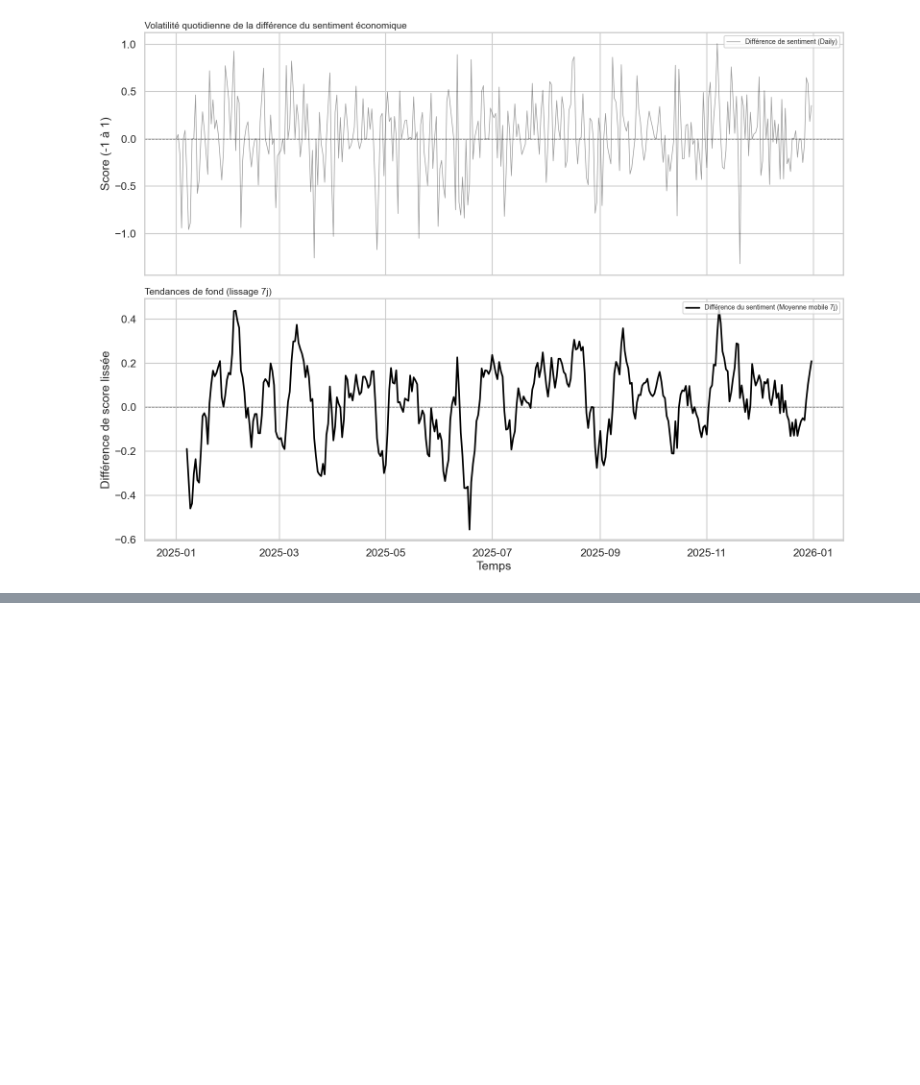
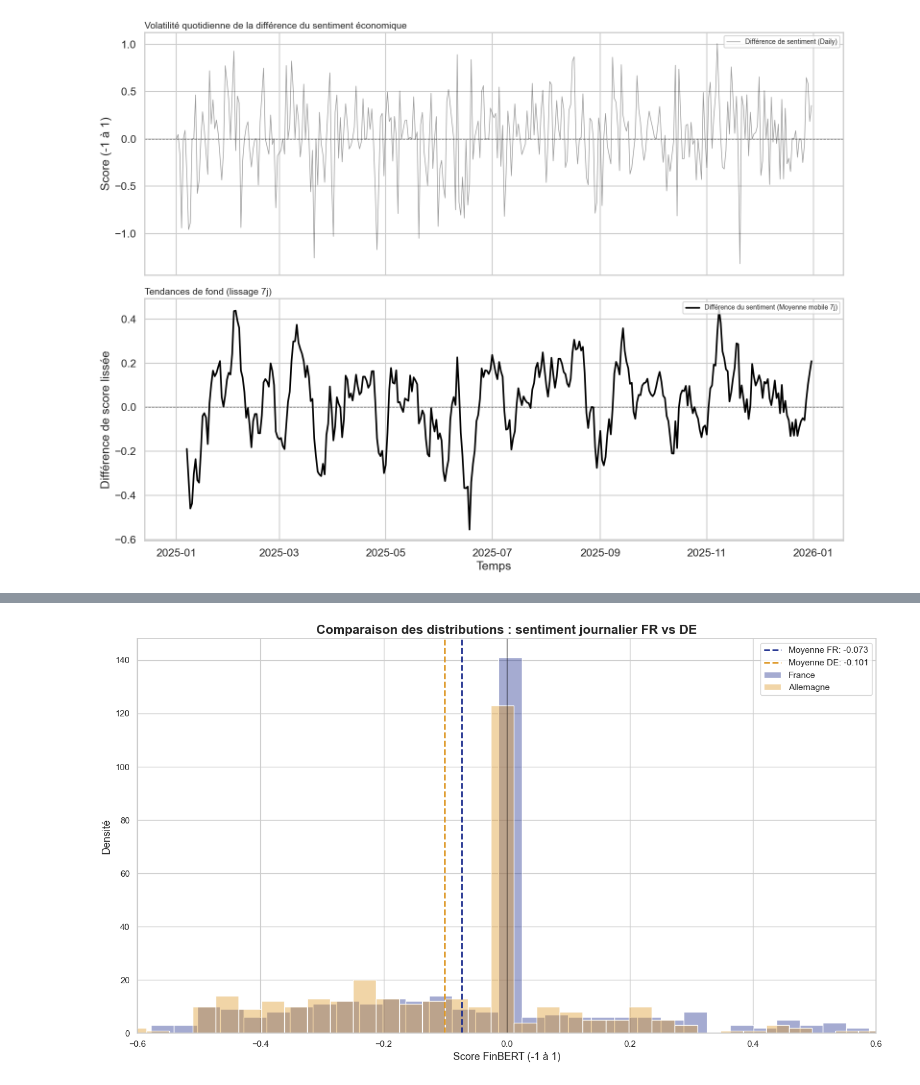
Before and after one commit to elyanrgn/Nowcasting_ENSAE, a Jupyter notebook: sentiment_viz.ipynb, the cells around one changed output, grey strips where cells are left out. Saved outputs shown, nothing was run; the diff lists cells and outputs as text; code cells hidden in the pictures; blank space fills up the shorter version.

```diff
--- a/sentiment_viz.ipynb
+++ b/sentiment_viz.ipynb
@@ -281,0 +410,56 @@ plt.show()
+# %%
+import pandas as pd
+import matplotlib.pyplot as plt
+import seaborn as sns
+import os
+
+# --- 1. CHARGEMENT ---
+DATA_DIR = "data/processed"
+INPUT_FILE = "aggregated_daily_finbert.csv"
+df = pd.read_csv(os.path.join(DATA_DIR, INPUT_FILE), index_col=0, parse_dates=True)
+
+# --- 2. GRAPHIQUE (HISTOGRAMME + KDE) ---
+plt.figure(figsize=(14, 8))
+sns.set_theme(style="whitegrid")
+
+col_fr = "#1e2f8e" # Bleu France
+col_de = "#de9725" # Orange Allemagne
+
+# # Histogramme France
+# sns.histplot(df['sent_fr'], bins=50, color=col_fr, label='France',
+#              kde=True, stat="density", alpha=0.4, edgecolor='white')
+
+# # Histogramme Allemagne
+# sns.histplot(df['sent_de'], bins=50, color=col_de, label='Allemagne',
+#              kde=True, stat="density", alpha=0.4, edgecolor='white')
+
+# Remplace stat="density" par stat="count"
+sns.histplot(df['sent_fr'], bins=50, color=col_fr, label='France',
+             kde=False, stat="count", alpha=0.4, edgecolor='white')
+
+# Remplace stat="density" par stat="count"
+sns.histplot(df['sent_de'], bins=50, color=col_de, label='Allemagne',
+             kde=False, stat="count", alpha=0.4, edgecolor='white')
+
+# --- 3. AJOUT DES MOYENNES (Lignes verticales) ---
+plt.axvline(df['sent_fr'].mean(), color=col_fr, linestyle='--', linewidth=2,
+            label=f"Moyenne FR: {df['sent_fr'].mean():.3f}")
+plt.axvline(df['sent_de'].mean(), color=col_de, linestyle='--', linewidth=2,
+            label=f"Moyenne DE: {df['sent_de'].mean():.3f}")
+
+# Ligne du zéro (Neutre)
+plt.axvline(0, color='black', linewidth=1, alpha=0.6)
+
+# Habillage
+plt.title("Comparaison des distributions : sentiment journalier FR vs DE", fontsize=16, fontweight='bold')
+plt.xlabel("Score FinBERT (-1 à 1)", fontsize=13)
+plt.ylabel("Densité", fontsize=13)
+plt.legend(fontsize=11)
+
+# Zoom sur la partie centrale (là où se trouve 99% de la donnée)
+plt.xlim(-0.6, 0.6)
+
+plt.tight_layout()
+plt.show()
+# %% [output]
+[figure, added]
```
Also changed, not shown: parts of 7 cells of this notebook, 7 other files.
